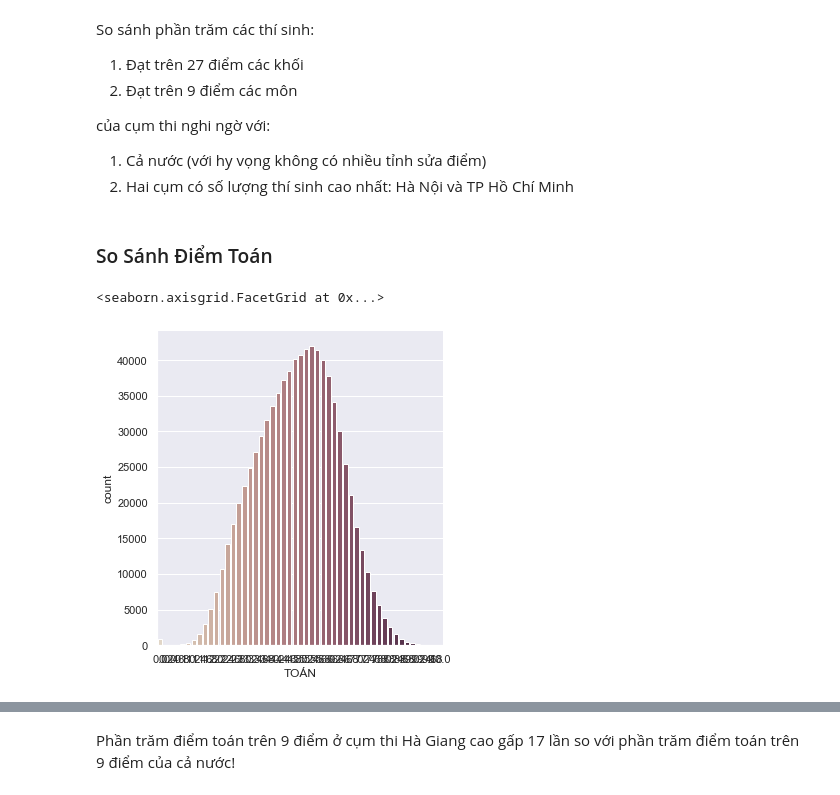
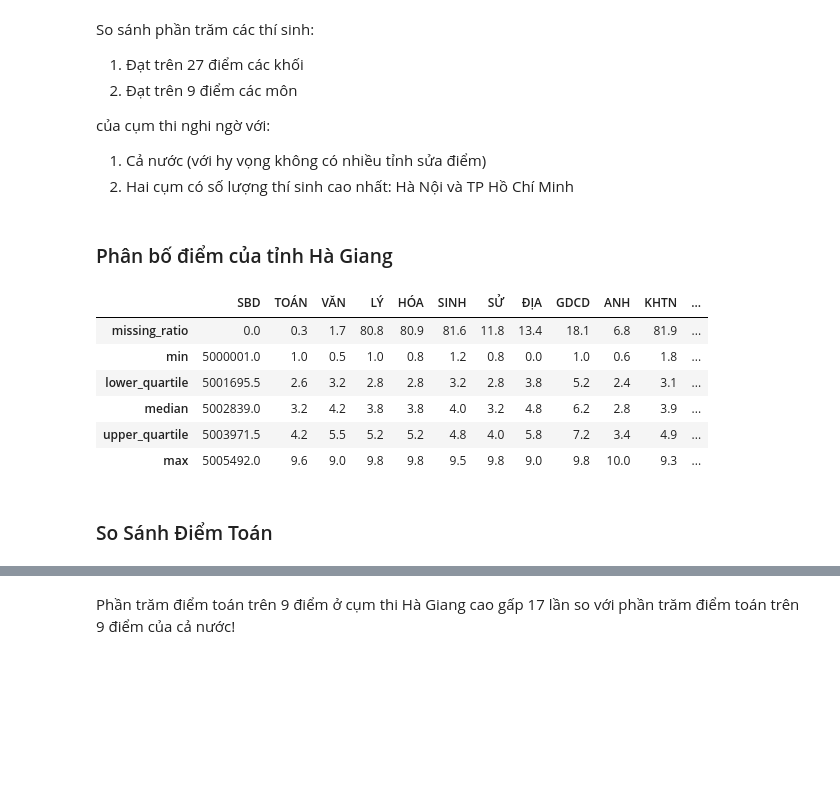
Before and after one commit to nguyenkhangme/project-visualization-cheating-score, a Jupyter notebook: Main.ipynb, the cells around one changed output, grey strips where cells are left out. Cells and saved outputs as stored; diff of their text form; code cells hidden in the pictures; blank space fills up the shorter version.

```diff
--- a/Main.ipynb
+++ b/Main.ipynb
@@ -194,7 +206,16 @@ của cụm thi nghi ngờ với:
+# %% [markdown]
+### Phân bố điểm của tỉnh Hà Giang
+# %%
+HG_numeric_df = df_HaGiang.select_dtypes(exclude='object')
+HG_num_col_info_df = HG_numeric_df.agg([missing_ratio, min, lower_quartile, median, upper_quartile, max]).round(1)
+HG_num_col_info_df
+# %% [output]
+|  | SBD | TOÁN | VĂN | LÝ | HÓA | SINH | SỬ | ĐỊA | GDCD | ANH | KHTN | ... |
+| missing_ratio | 0.0 | 0.3 | 1.7 | 80.8 | 80.9 | 81.6 | 11.8 | 13.4 | 18.1 | 6.8 | 81.9 | ... |
+| min | 5000001.0 | 1.0 | 0.5 | 1.0 | 0.8 | 1.2 | 0.8 | 0.0 | 1.0 | 0.6 | 1.8 | ... |
+| lower_quartile | 5001695.5 | 2.6 | 3.2 | 2.8 | 2.8 | 3.2 | 2.8 | 3.8 | 5.2 | 2.4 | 3.1 | ... |
+| median | 5002839.0 | 3.2 | 4.2 | 3.8 | 3.8 | 4.0 | 3.2 | 4.8 | 6.2 | 2.8 | 3.9 | ... |
+| upper_quartile | 5003971.5 | 4.2 | 5.5 | 5.2 | 5.2 | 4.8 | 4.0 | 5.8 | 7.2 | 3.4 | 4.9 | ... |
+| max | 5005492.0 | 9.6 | 9.0 | 9.8 | 9.8 | 9.5 | 9.8 | 9.0 | 9.8 | 10.0 | 9.3 | ... |
 # %% [markdown]
 ### So Sánh Điểm Toán
-# %%
-sns.catplot(x="TOÁN", kind="count", palette="ch:.25", data=df)
-# %% [output]
-<seaborn.axisgrid.FacetGrid at 0x...>
-[figure, removed]
```
Also changed, not shown: parts of 20 cells of this notebook.
